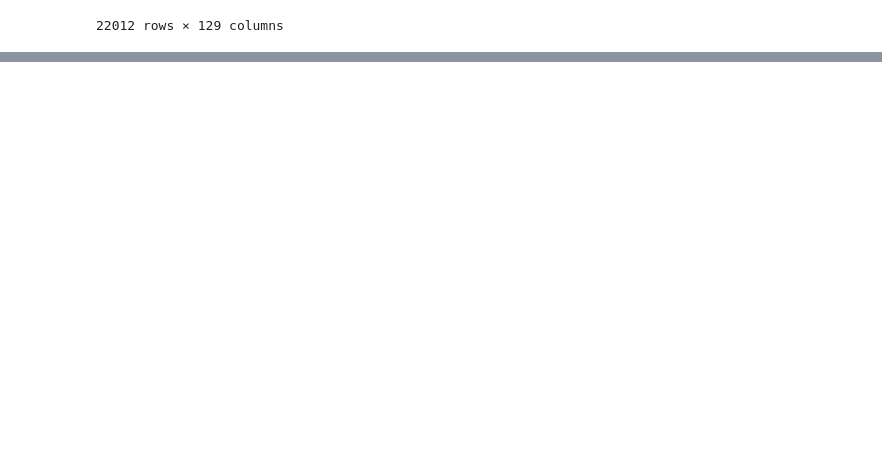
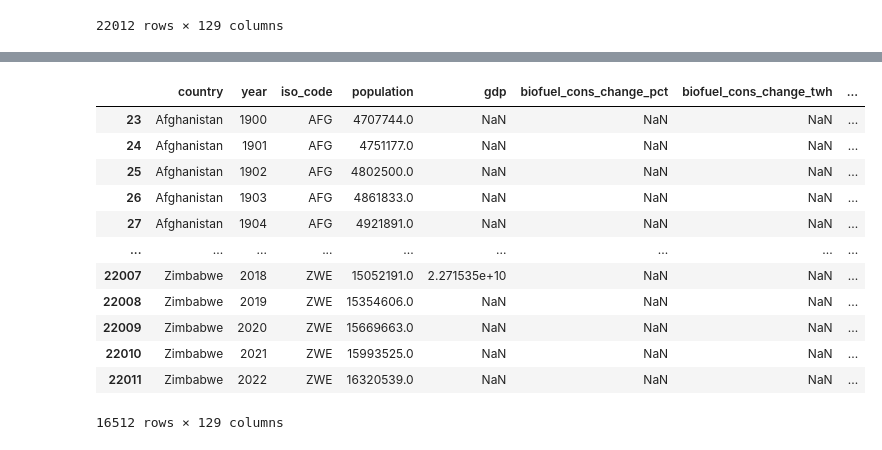
Before and after one commit to skythelimitdt/data_analytics_proj1, a Jupyter notebook: world_energy_consumption.ipynb, the cells around one changed output, grey strips where cells are left out. Cells and saved outputs as stored; diff of their text form; code cells hidden in the pictures; blank space fills up the shorter version.

```diff
--- a/world_energy_consumption.ipynb
+++ b/world_energy_consumption.ipynb
@@ -25,0 +46,3 @@ world_energy_df
+# %%
+pd.set_option("display.max_columns", None)
+world_energy_df.info(verbose=True)
@@ -25,0 +85,4 @@ world_energy_df
+# %%
+pd.set_option("display.max_columns", None)
+count_result = world_energy_df.count()
+count_result
@@ -25,0 +102,17 @@ world_energy_df
+# %%
+countries_world_energy_df=world_energy_df.dropna(subset=['iso_code'])
+countries_world_energy_df
+# %% [output]
+|  | country | year | iso_code | population | gdp | biofuel_cons_change_pct | biofuel_cons_change_twh | ... |
+| 23 | Afghanistan | 1900 | AFG | 4707744.0 | NaN | NaN | NaN | ... |
+| 24 | Afghanistan | 1901 | AFG | 4751177.0 | NaN | NaN | NaN | ... |
+| 25 | Afghanistan | 1902 | AFG | 4802500.0 | NaN | NaN | NaN | ... |
+| 26 | Afghanistan | 1903 | AFG | 4861833.0 | NaN | NaN | NaN | ... |
+| 27 | Afghanistan | 1904 | AFG | 4921891.0 | NaN | NaN | NaN | ... |
+| ... | ... | ... | ... | ... | ... | ... | ... | ... |
+| 22007 | Zimbabwe | 2018 | ZWE | 15052191.0 | 2.271535e+10 | NaN | NaN | ... |
+| 22008 | Zimbabwe | 2019 | ZWE | 15354606.0 | NaN | NaN | NaN | ... |
+| 22009 | Zimbabwe | 2020 | ZWE | 15669663.0 | NaN | NaN | NaN | ... |
+| 22010 | Zimbabwe | 2021 | ZWE | 15993525.0 | NaN | NaN | NaN | ... |
+| 22011 | Zimbabwe | 2022 | ZWE | 16320539.0 | NaN | NaN | NaN | ... |
+16512 rows × 129 columns
```
Also changed, not shown: parts of 7 cells of this notebook, 1 other file.
